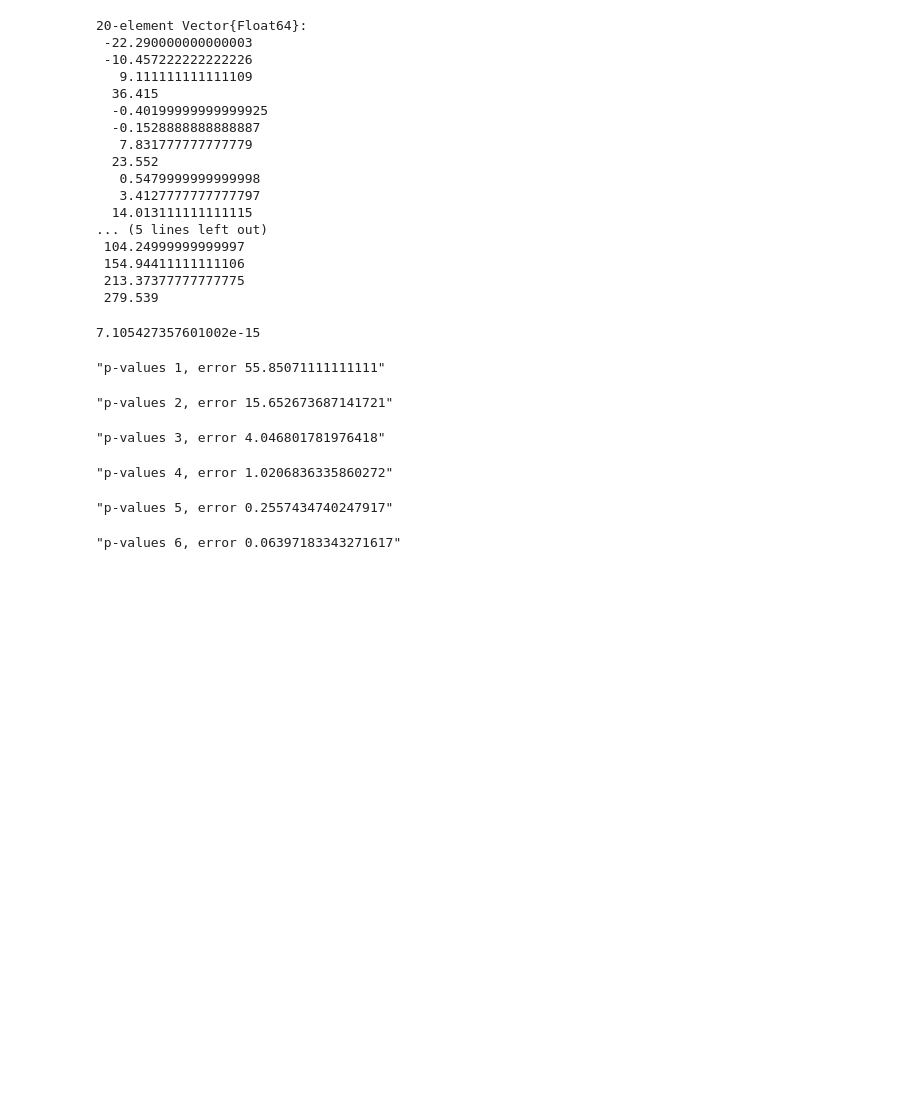
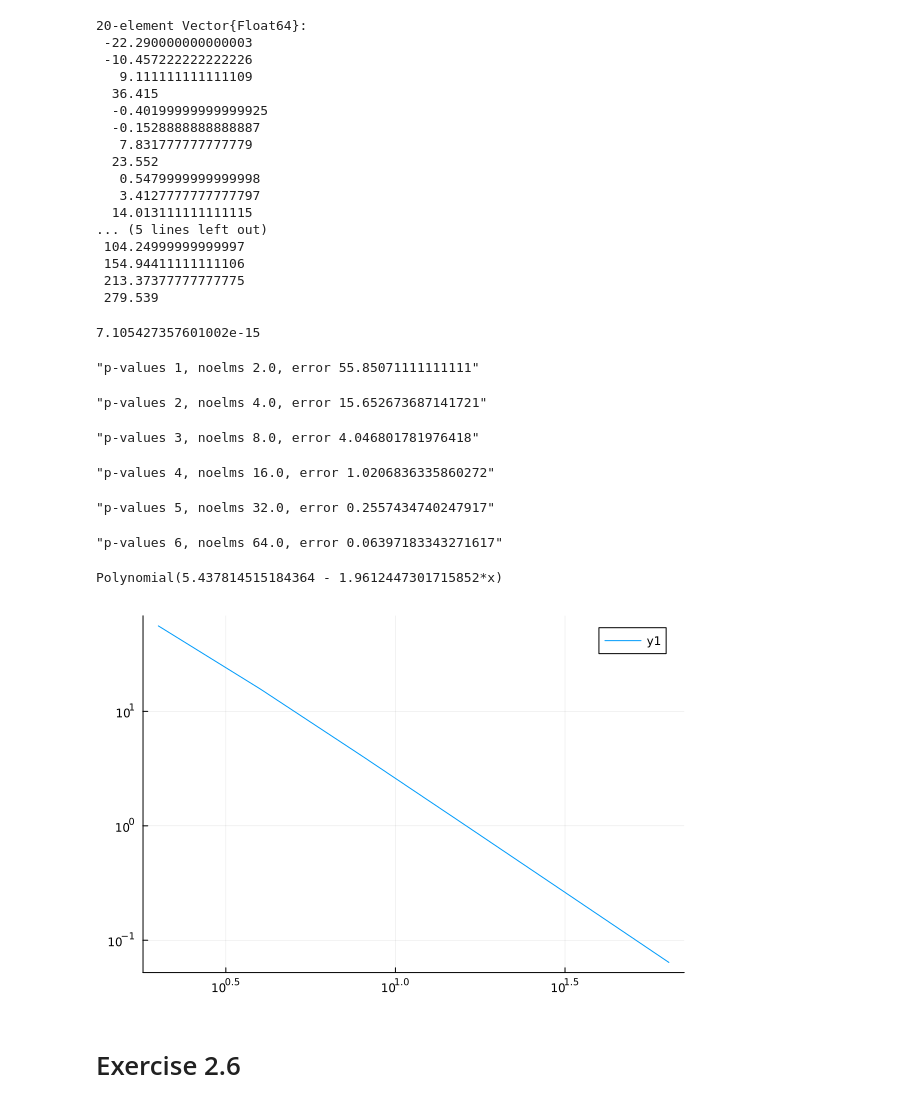
Before and after one commit to jkbch/FEM, a Jupyter notebook: week 2/Jakobs_julia_week2.ipynb, the cells around one changed output. Saved outputs shown, nothing was run; the diff lists cells and outputs as text; code cells hidden in the pictures; blank space fills up the shorter version.

```diff
--- a/week 2/Jakobs_julia_week2.ipynb
+++ b/week 2/Jakobs_julia_week2.ipynb
@@ -359,33 +360,45 @@ display(E)
 # %%
 u(x,y) = x^2 * y^2
 qt(x,y) = -2*x^2 - 2*y^2
 
 x0 = -2.5
 y0 = -4.8
 L1 = 7.6
 L2 = 5.9
 lam1 = 1.0
 lam2 = 1.0
 
-for p in 1:6
+noelms = zeros(6)
+E = zeros(6)
+
+for p in 1:7
     noelms1 = noelms2 = 2^p
+
     VX, VY = xy(x0, y0, L1, L2, noelms1, noelms2)
     EToV = conelmtab(noelms1, noelms2)
 
     A, b = assembly(VX, VY, EToV, lam1, lam2, qt.(VX, VY))
 
     bnodes = get_bnodes(noelms1, noelms2)
     A, b = dirbc(bnodes, u.(VX[bnodes], VY[bnodes]), A, b)
 
     uhat = A \ b
 
-    E = maximum(abs.(uhat - u.(VX, VY)))
-    display("p-values $p, error $E")
+    E[p] = maximum(abs.(uhat - u.(VX, VY)))
+    noelms[p] = noelms1
+    display("p-values $p, noelms $(noelms[p]), error $(E[p])")
 end
+
+display(fit(log.(noelms), log.(E), 1))
+plot(noelms, E, xscale=:log10, yscale=:log10)
 # %% [output]
-"p-values 1, error 55.85071111111111"
+"p-values 1, noelms 2.0, error 55.85071111111111"
-"p-values 2, error 15.652673687141721"
+"p-values 2, noelms 4.0, error 15.652673687141721"
-"p-values 3, error 4.046801781976418"
+"p-values 3, noelms 8.0, error 4.046801781976418"
-"p-values 4, error 1.0206836335860272"
+"p-values 4, noelms 16.0, error 1.0206836335860272"
-"p-values 5, error 0.2557434740247917"
+"p-values 5, noelms 32.0, error 0.2557434740247917"
-"p-values 6, error 0.06397183343271617"
+"p-values 6, noelms 64.0, error 0.06397183343271617"
+Polynomial(5.437814515184364 - 1.9612447301715852*x)
+[figure, added]
+# %% [markdown]
+# Exercise 2.6
```
Also changed, not shown: parts of 1 cell of this notebook.
